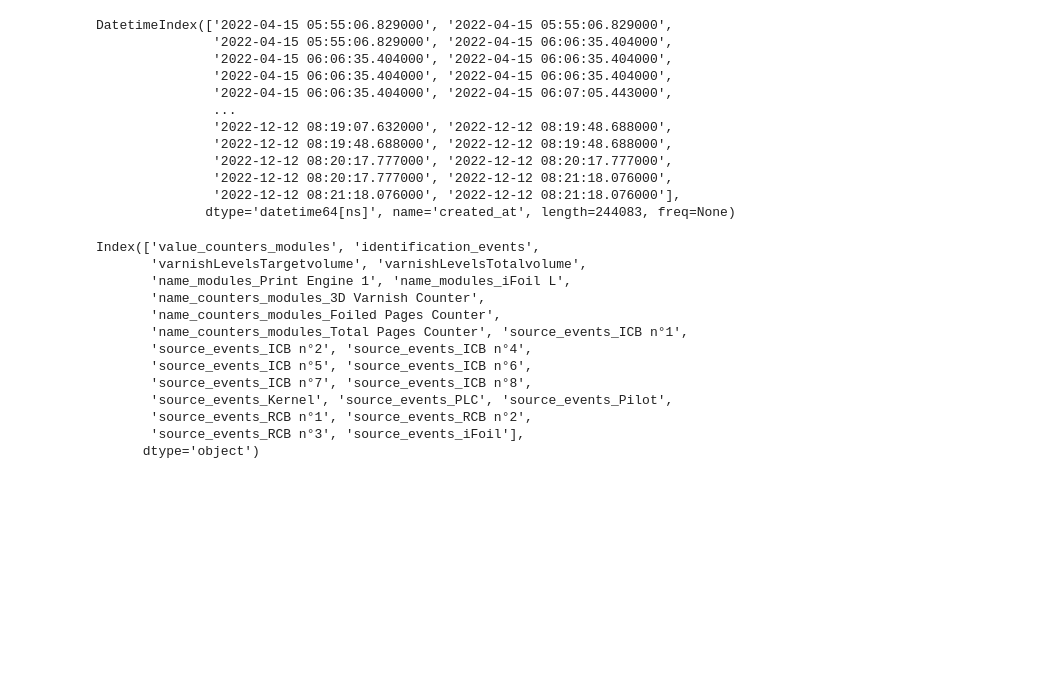
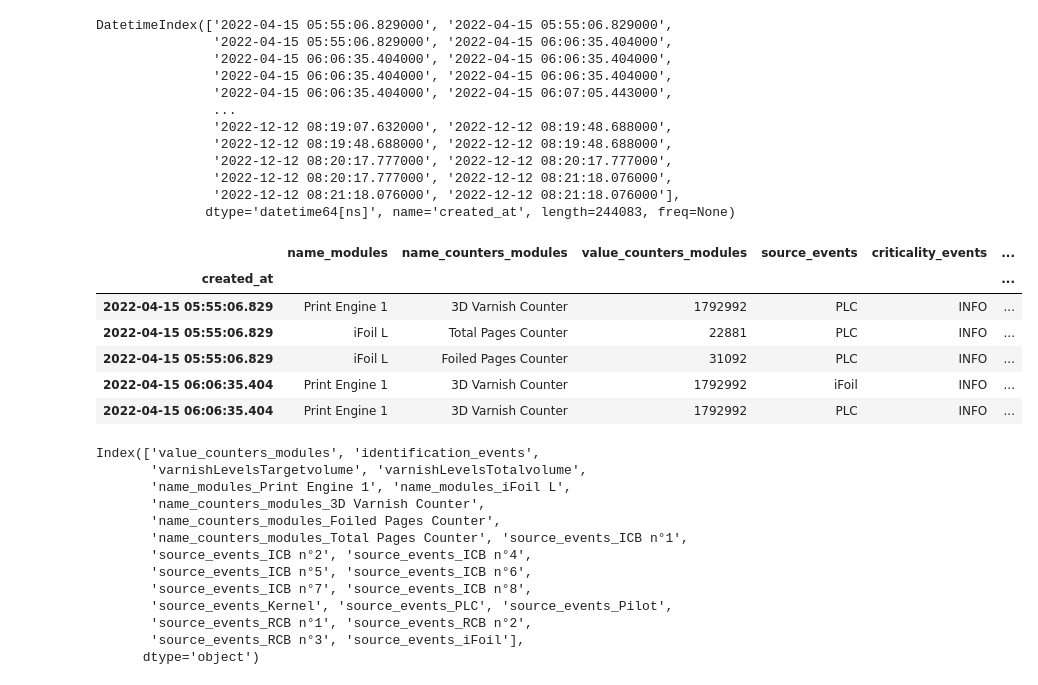
Before and after one commit to AranOribu/Prediction-Erreur-JetVarnish3DEvo, a Jupyter notebook: models/LTSM_model_MLFLOW/lstm_model_timeseries_criticality.ipynb, the cells around one changed output. Drawn from its saved outputs; the diff is of its cells as text; code cells hidden in the pictures; blank space fills up the shorter version.

```diff
--- a/models/LTSM_model_MLFLOW/lstm_model_timeseries_criticality.ipynb
+++ b/models/LTSM_model_MLFLOW/lstm_model_timeseries_criticality.ipynb
@@ -231,3 +236,13 @@ example_input_json = last_row_enxample.to_dict()
 import json
 with open("example_input.json", "w") as f:
     json.dump(example_input_json, f)
+# %%
+df.head(5)
+# %% [output]
+|  | name_modules | name_counters_modules | value_counters_modules | source_events | criticality_events | ... |
+| created_at |  |  |  |  |  | ... |
+| 2022-04-15 05:55:06.829 | Print Engine 1 | 3D Varnish Counter | 1792992 | PLC | INFO | ... |
+| 2022-04-15 05:55:06.829 | iFoil L | Total Pages Counter | 22881 | PLC | INFO | ... |
+| 2022-04-15 05:55:06.829 | iFoil L | Foiled Pages Counter | 31092 | PLC | INFO | ... |
+| 2022-04-15 06:06:35.404 | Print Engine 1 | 3D Varnish Counter | 1792992 | iFoil | INFO | ... |
+| 2022-04-15 06:06:35.404 | Print Engine 1 | 3D Varnish Counter | 1792992 | PLC | INFO | ... |
```
Also changed, not shown: parts of 10 cells of this notebook, 38 other files.
